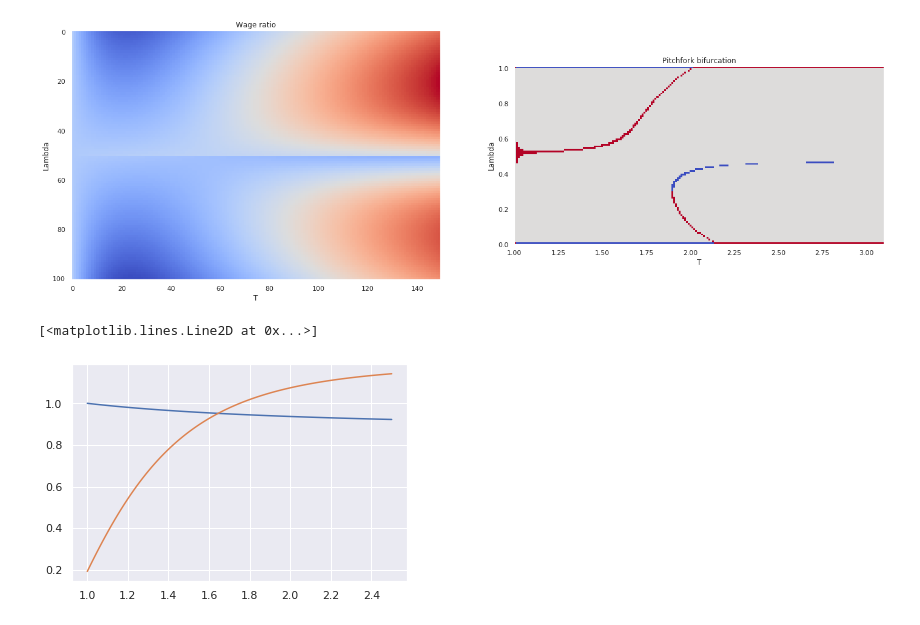
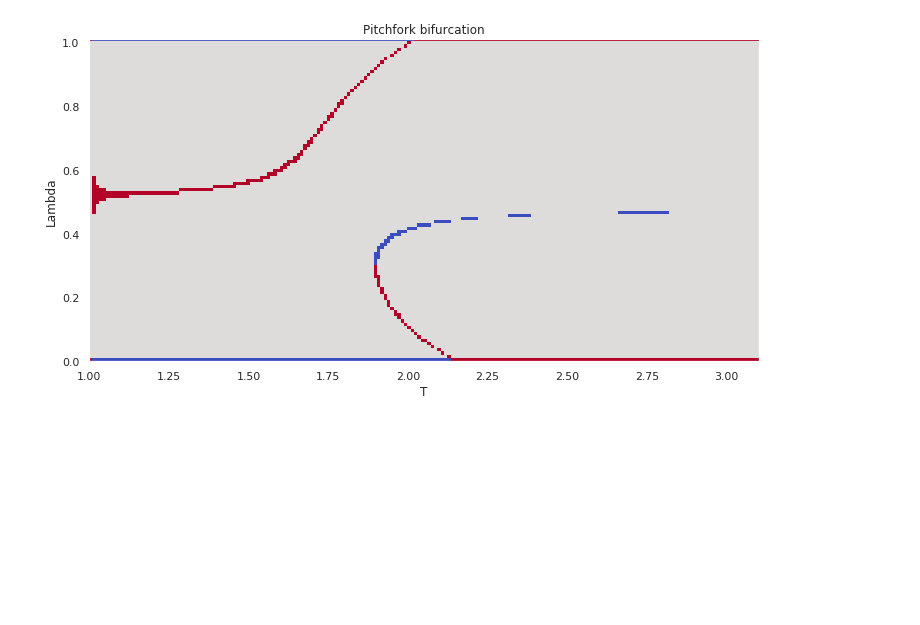
Before and after one commit to NoFishLikeIan/tinbergen, a Jupyter notebook: homework/spatial/Assignment.ipynb, the cells around one changed output. Cells and saved outputs as stored; diff of their text form; code cells hidden in the pictures; blank space fills up the shorter version.

Commit message:
👩‍🎨 pitchfork bifurcation graph

```diff
--- a/homework/spatial/Assignment.ipynb
+++ b/homework/spatial/Assignment.ipynb
@@ -24,16 +29,6 @@ plotting.plot_wage_transport(model)
 # %%
-wr, tom = plotting.triplet_plot(model, figsize=(24, 12), relative=True)
+wr, tom = plotting.pitchfork(model, figsize=(12, 9))
 # %% [output]
-[figure, old version]
+[figure, new version]
 # %%
 model = TwoRegionModel(delta=g["delta"], eps=g["eps"])
-# %%
-T = np.linspace(1, 2.5, 100)
-f = model.f(T)
-g = model.g(T)
-
-plt.plot(T, f)
-plt.plot(T, g)
-# %% [output]
-[<matplotlib.lines.Line2D at 0x...>]
-[figure, removed]
```
Also changed, not shown: parts of 10 cells of this notebook, 1 other file.
